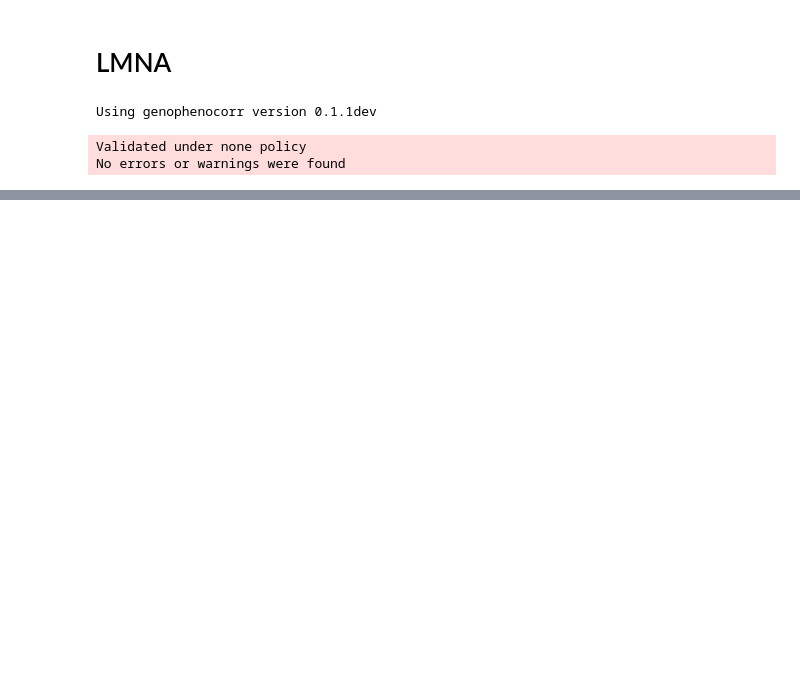
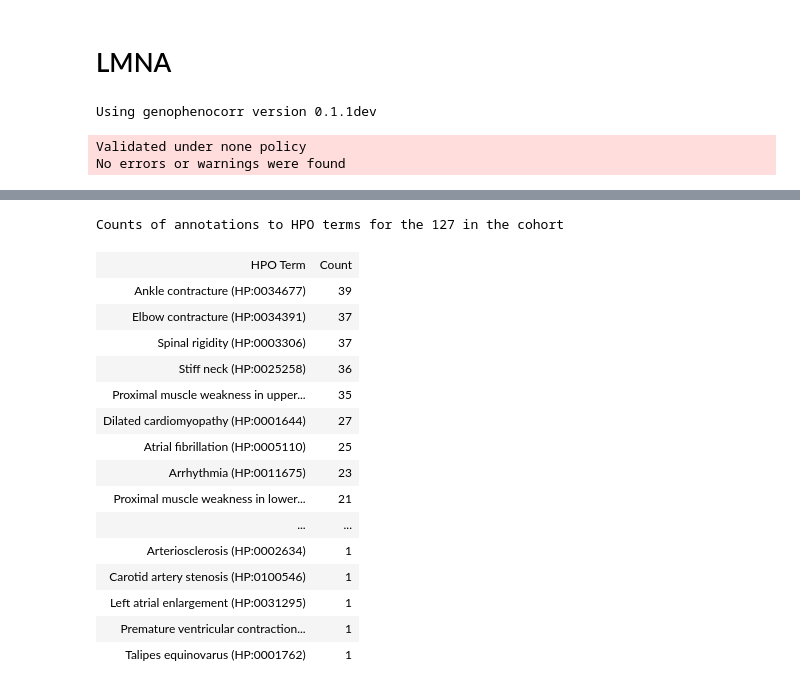
Before and after one commit to monarch-initiative/gpsea, a Jupyter notebook: case_studies/LMNA/LMNA.ipynb, the cells around one changed output, grey strips where cells are left out. Cells and saved outputs as stored; diff of their text form; code cells hidden in the pictures; blank space fills up the shorter version.

```diff
--- a/case_studies/LMNA/LMNA.ipynb
+++ b/case_studies/LMNA/LMNA.ipynb
@@ -21,0 +45,20 @@ No errors or warnings were found
+# %%
+display(HTML(viewer.hpo_term_counts_table(cohort))) ## Add Labels to output
+# %% [output]
+Counts of annotations to HPO terms for the 127 in the cohort
+| HPO Term | Count |
+| Ankle contracture (HP:0034677) | 39 |
+| Elbow contracture (HP:0034391) | 37 |
+| Spinal rigidity (HP:0003306) | 37 |
+| Stiff neck (HP:0025258) | 36 |
+| Proximal muscle weakness in upper... | 35 |
+| Dilated cardiomyopathy (HP:0001644) | 27 |
+| Atrial fibrillation (HP:0005110) | 25 |
+| Arrhythmia (HP:0011675) | 23 |
+| Proximal muscle weakness in lower... | 21 |
+| ... | ... |
+| Arteriosclerosis (HP:0002634) | 1 |
+| Carotid artery stenosis (HP:0100546) | 1 |
+| Left atrial enlargement (HP:0031295) | 1 |
+| Premature ventricular contraction... | 1 |
+| Talipes equinovarus (HP:0001762) | 1 |
```
Also changed, not shown: parts of 6 cells of this notebook.
